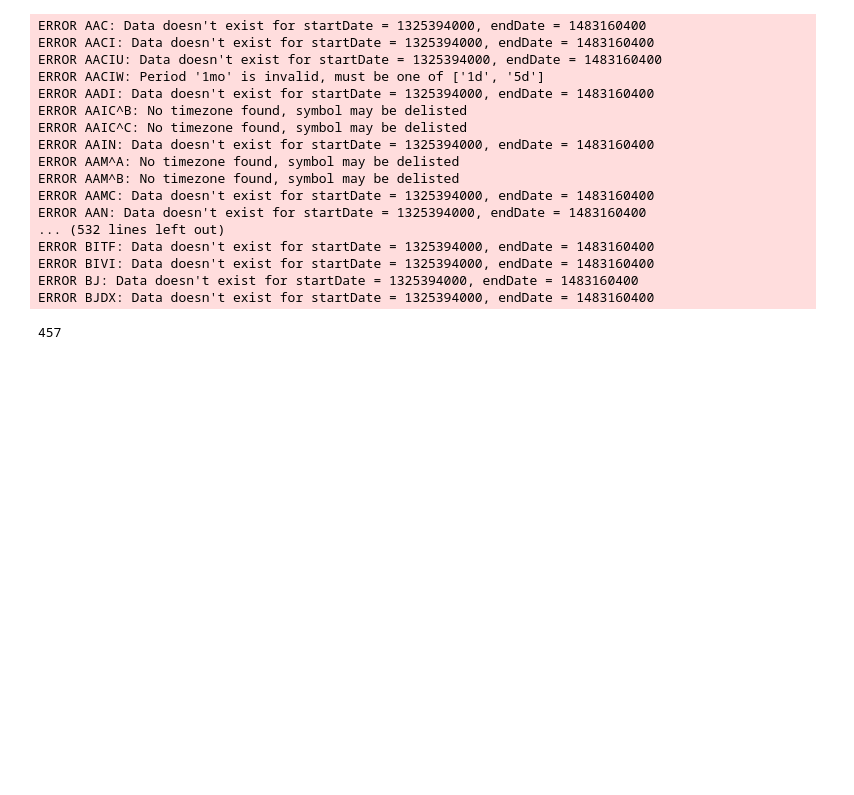
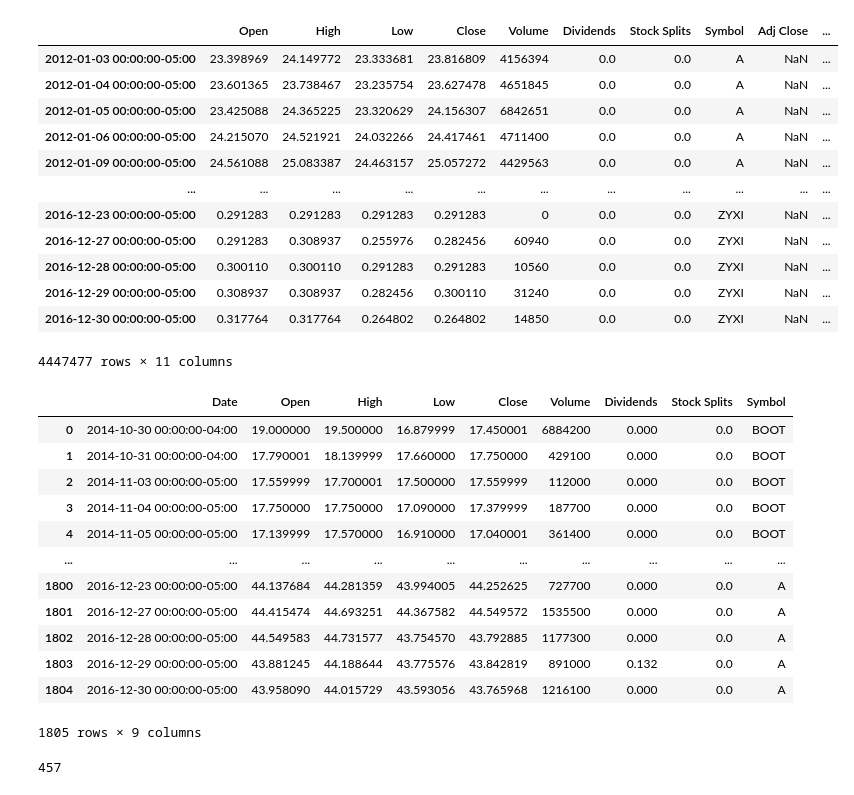
Before and after one commit to allenhuang7008/SADFinance, a Jupyter notebook: Stock_Symbol.ipynb, the cells around one changed output. Drawn from its saved outputs; the diff is of its cells as text; code cells hidden in the pictures; blank space fills up the shorter version.

Commit message:
adding stock code

```diff
--- a/Stock_Symbol.ipynb
+++ b/Stock_Symbol.ipynb
@@ -10,5 +29,5 @@ from datetime import datetime
 # %%
-data = "/Users/hp/SAD_Finance/nasdaq_screener_1686545341556.csv"
+data = "nasdaq_screener_1686854262986.csv"
 stock=pd.read_csv(data)
 len(stock)
 # %% [output]
@@ -22,0 +58,12 @@ test_symbol = ['A','AA','AAC','AACG','AACI','AACIU','AACIW','AADI','AAIC','AAIC^
+# %%
+def stock_info(symbol):
+    try:
+        ticker = yf.Ticker(symbol)
+    except AttributeError:
+        return(pd.DataFrame(columns=['Date','Open','High','Low','Close','Volume','Dividends','Stock Splits','Symbol']))
+    # Set the start and end dates for data retrieval
+    start_date = datetime(2012, 1, 1)
+    end_date = datetime(2016, 12, 31)
+    historical_data = ticker.history(start=start_date, end=end_date, interval='1d')
+    historical_data['Symbol']=symbol
+    return(historical_data)
@@ -22,0 +81,2 @@ test_symbol = ['A','AA','AAC','AACG','AACI','AACIU','AACIW','AADI','AAIC','AAIC^
+# %%
+data=pd.concat([stock_info(stock) for stock in stock['Symbol']])
@@ -23,7 +103,23 @@ test_symbol = ['A','AA','AAC','AACG','AACI','AACIU','AACIW','AADI','AAIC','AAIC^
+# %%
+data
+# %% [output]
+|  | Open | High | Low | Close | Volume | Dividends | Stock Splits | Symbol | Adj Close | ... |
+| 2012-01-03 00:00:00-05:00 | 23.398969 | 24.149772 | 23.333681 | 23.816809 | 4156394 | 0.0 | 0.0 | A | NaN | ... |
+| 2012-01-04 00:00:00-05:00 | 23.601365 | 23.738467 | 23.235754 | 23.627478 | 4651845 | 0.0 | 0.0 | A | NaN | ... |
+| 2012-01-05 00:00:00-05:00 | 23.425088 | 24.365225 | 23.320629 | 24.156307 | 6842651 | 0.0 | 0.0 | A | NaN | ... |
+| 2012-01-06 00:00:00-05:00 | 24.215070 | 24.521921 | 24.032266 | 24.417461 | 4711400 | 0.0 | 0.0 | A | NaN | ... |
+| 2012-01-09 00:00:00-05:00 | 24.561088 | 25.083387 | 24.463157 | 25.057272 | 4429563 | 0.0 | 0.0 | A | NaN | ... |
+| ... | ... | ... | ... | ... | ... | ... | ... | ... | ... | ... |
+| 2016-12-23 00:00:00-05:00 | 0.291283 | 0.291283 | 0.291283 | 0.291283 | 0 | 0.0 | 0.0 | ZYXI | NaN | ... |
+| 2016-12-27 00:00:00-05:00 | 0.291283 | 0.308937 | 0.255976 | 0.282456 | 60940 | 0.0 | 0.0 | ZYXI | NaN | ... |
+| 2016-12-28 00:00:00-05:00 | 0.300110 | 0.300110 | 0.291283 | 0.291283 | 10560 | 0.0 | 0.0 | ZYXI | NaN | ... |
+| 2016-12-29 00:00:00-05:00 | 0.308937 | 0.308937 | 0.282456 | 0.300110 | 31240 | 0.0 | 0.0 | ZYXI | NaN | ... |
+| 2016-12-30 00:00:00-05:00 | 0.317764 | 0.317764 | 0.264802 | 0.264802 | 14850 | 0.0 | 0.0 | ZYXI | NaN | ... |
+4447477 rows × 11 columns
 # %%
 df = pd.DataFrame()
 
-for i in symbol1:
+for i in test_symbol1:
     ticker = yf.Ticker(i)
 
     # Set the start and end dates for data retrieval
@@ -41,22 +137,18 @@ for i in symbol1:
 df = df.reset_index()
 df
 
-df.to_csv('/Users/hp/SAD_Finance/stock_1.csv',index=False)
+#df.to_csv('/Users/hp/SAD_Finance/stock_1.csv',index=False)
 # %% [output]
+|  | Date | Open | High | Low | Close | Volume | Dividends | Stock Splits | Symbol |
+| 0 | 2014-10-30 00:00:00-04:00 | 19.000000 | 19.500000 | 16.879999 | 17.450001 | 6884200 | 0.000 | 0.0 | BOOT |
+| 1 | 2014-10-31 00:00:00-04:00 | 17.790001 | 18.139999 | 17.660000 | 17.750000 | 429100 | 0.000 | 0.0 | BOOT |
+| 2 | 2014-11-03 00:00:00-05:00 | 17.559999 | 17.700001 | 17.500000 | 17.559999 | 112000 | 0.000 | 0.0 | BOOT |
+| 3 | 2014-11-04 00:00:00-05:00 | 17.750000 | 17.750000 | 17.090000 | 17.379999 | 187700 | 0.000 | 0.0 | BOOT |
+| 4 | 2014-11-05 00:00:00-05:00 | 17.139999 | 17.570000 | 16.910000 | 17.040001 | 361400 | 0.000 | 0.0 | BOOT |
+| ... | ... | ... | ... | ... | ... | ... | ... | ... | ... |
+| 1800 | 2016-12-23 00:00:00-05:00 | 44.137684 | 44.281359 | 43.994005 | 44.252625 | 727700 | 0.000 | 0.0 | A |
+| 1801 | 2016-12-27 00:00:00-05:00 | 44.415474 | 44.693251 | 44.367582 | 44.549572 | 1535500 | 0.000 | 0.0 | A |
+| 1802 | 2016-12-28 00:00:00-05:00 | 44.549583 | 44.731577 | 43.754570 | 43.792885 | 1177300 | 0.000 | 0.0 | A |
+| 1803 | 2016-12-29 00:00:00-05:00 | 43.881245 | 44.188644 | 43.775576 | 43.842819 | 891000 | 0.132 | 0.0 | A |
+| 1804 | 2016-12-30 00:00:00-05:00 | 43.958090 | 44.015729 | 43.593056 | 43.765968 | 1216100 | 0.000 | 0.0 | A |
-ERROR AAC: Data doesn't exist for startDate = 1325394000, endDate = 1483160400
-ERROR AACI: Data doesn't exist for startDate = 1325394000, endDate = 1483160400
-ERROR AACIU: Data doesn't exist for startDate = 1325394000, endDate = 1483160400
-ERROR AACIW: Period '1mo' is invalid, must be one of ['1d', '5d']
-ERROR AADI: Data doesn't exist for startDate = 1325394000, endDate = 1483160400
-ERROR AAIC^B: No timezone found, symbol may be delisted
-ERROR AAIC^C: No timezone found, symbol may be delisted
-ERROR AAIN: Data doesn't exist for startDate = 1325394000, endDate = 1483160400
-ERROR AAM^A: No timezone found, symbol may be delisted
-ERROR AAM^B: No timezone found, symbol may be delisted
-ERROR AAMC: Data doesn't exist for startDate = 1325394000, endDate = 1483160400
-ERROR AAN: Data doesn't exist for startDate = 1325394000, endDate = 1483160400
-... (532 lines left out)
-ERROR BITF: Data doesn't exist for startDate = 1325394000, endDate = 1483160400
-ERROR BIVI: Data doesn't exist for startDate = 1325394000, endDate = 1483160400
-ERROR BJ: Data doesn't exist for startDate = 1325394000, endDate = 1483160400
-ERROR BJDX: Data doesn't exist for startDate = 1325394000, endDate = 1483160400
+1805 rows × 9 columns
```
Also changed, not shown: parts of 9 cells of this notebook.
